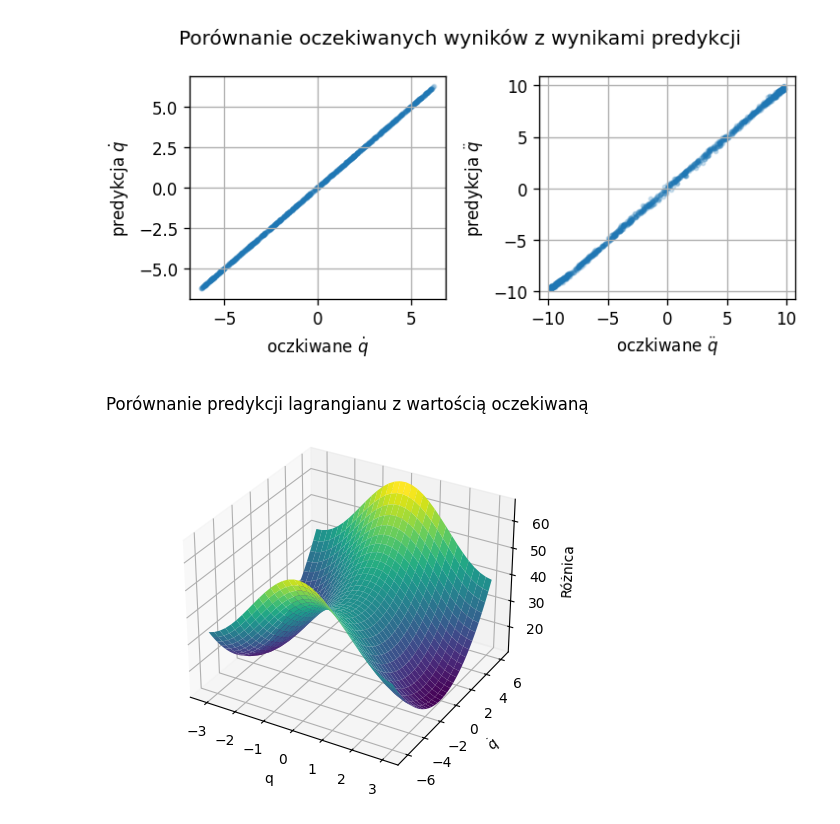
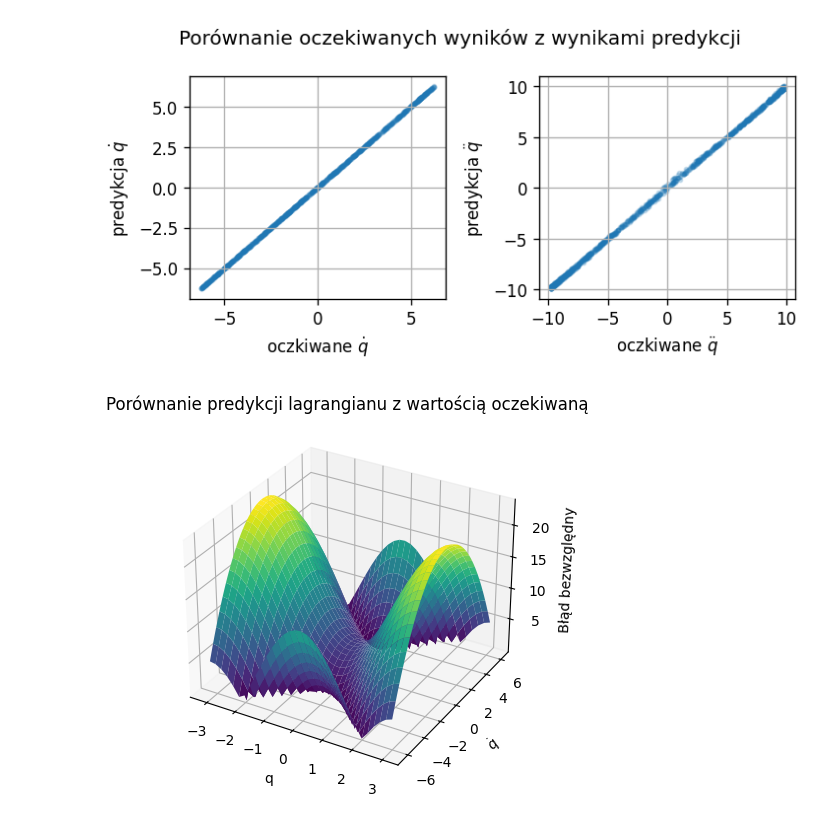
Before and after one commit to BartekFurmanek/LNN, a Jupyter notebook: LNN.ipynb, the cells around one changed output. Saved outputs shown, nothing was run; the diff lists cells and outputs as text; code cells hidden in the pictures.

```diff
--- a/LNN.ipynb
+++ b/LNN.ipynb
@@ -357,9 +382,11 @@ def MSE_loss(params, state, targets):
 
 
 Training=True       #Uczenie sieci
-Epochs=50000       #Maksymalna liczba epok
-StopError=0.01       #Wartość błędu MSE dla zbioru testowego, przy której uczenie zostanie szybciej zakończone
-Learning_rate=1e-1  #Współczynnik uczenia
+Epochs=100000       #Maksymalna liczba epok
+StopError=0.005      #Wartość błędu MSE dla zbioru testowego, przy której uczenie zostanie szybciej zakończone
+#!!!!WAZNE - STOP ERROR MAX 0.005, PONIZEJ PRZEUCZENIE
+Learning_rate=1e-2  #Współczynnik uczenia
+Batch_size= 64
 
 
 train_error=[]      #Wektor błędów MSE dla zbioru uczącego
@@ -391,10 +418,24 @@ if(Training):
 
     opt_state = init(params_initial)
     for i in range(Epochs):
-        #Obliczenie błędu MSE i optymalizacja wag
-        params = get_params(opt_state)
-        grad = jax.grad(MSE_loss)(params, x_train, y_train)
-        opt_state = update(i, grad, opt_state)
+        #Realizacja minibatcha
+        x_train, y_train = shuffle(x_train, y_train)
+        start=0
+        while start < x_train.shape[0]:
+            #Podział danych na batche
+            end = start+Batch_size
+            if end > x_train.shape[0]:
+                end = x_train.shape[0]
+            x_batch = x_train[start:end, :]
+            y_batch = y_train[start:end, :]
+
+            #Obliczenie błędu MSE i optymalizacja wag
+            params = get_params(opt_state)
+            grad = jax.grad(MSE_loss)(params, x_batch, y_batch)
+            opt_state = update(i, grad, opt_state)
+
+            start += Batch_size
+
 
         #Zapisanie błędu na podstawie zbioru uczącego i testowego w każdej epoce
         train_error.append(MSE_loss(params, x_train, y_train))
@@ -417,17 +458,17 @@ if(Training):
             break
 
         #Wyświetlanie informacji o postępie uczenia
-        if i%500==0:
+        if i%1==0:
             print(f"iteration={i}, train_loss={train_error[-1]:.6f}, test_loss={test_error[-1]:.6f}, best_loss={best_error:.6f}")
 
     #Wybór najlepszych parametrów
     params = best_params
 
     #Zapisanie parametrów do pliku
-    pickle.dump(params, open(os.path.join(config["ckpt_path"], "best_ckpt.pkl"), "wb"))
+    pickle.dump(params, open(os.path.join(config["ckpt_path"], "Zestaw1.pkl"), "wb"))
 
 #Brak uczenia - odczyt parametrów z pliku
 else:
-    params = pickle.load(open(os.path.join(config["ckpt_path"], "best_ckpt.pkl"), "rb"))
+    params = pickle.load(open(os.path.join(config["ckpt_path"], "Zestaw1.pkl"), "rb"))
     #opt_state = optimizers.pack_optimizer_state(params)
 # %% [output]
@@ -503,32 +544,33 @@ plt.tight_layout()
 
 q=jnp.arange(-1*np.pi, np.pi, 0.2, dtype=jnp.float32)
 q_t=jnp.arange(-1*v_max, v_max, 0.2, dtype=jnp.float32)
 
 Lagrangian_error = np.zeros([len(q), len(q_t)],dtype=jnp.float32)
 
 for i in range (len(q)):
     for j in range(len(q_t)):
         Lagrangian_true = jax.device_get(lagrangian_analitical(q[i], q_t[j], 1, 1, 9.81)).item()    #Wartość rzczywista
         Lagrangian_pred = jax.device_get(nn_forward_fn(params, jnp.array([q[i], q_t[j]]))).item()   #Wyestymowana wartość
         Lagrangian_error[i,j] = np.abs(Lagrangian_true-Lagrangian_pred)                             #Błąd (wartość bezwlędna z różnicy)
 
 q, q_t = np.meshgrid(q, q_t)
 
 
+
 #Wizualizacja
 #%matplotlib qt5
 fig = plt.figure()
 axes = fig.add_subplot(projection='3d')
 Lagrangian_error = np.transpose(Lagrangian_error)
 
 axes.set_title("Porównanie predykcji lagrangianu z wartością oczekiwaną")
 axes.set_xlabel('q')
 axes.set_ylabel('$\dot q$')
-axes.set_zlabel("Różnica")
+axes.set_zlabel("Błąd bezwzględny")
 axes.grid()
 
 axes.plot_surface(q, q_t, Lagrangian_error, cmap='viridis')
 plt.show()
 %matplotlib inline
 # %% [output]
-[figure, old version]
+[figure, new version]
```
Also changed, not shown: parts of 14 cells of this notebook, 9 other files.
